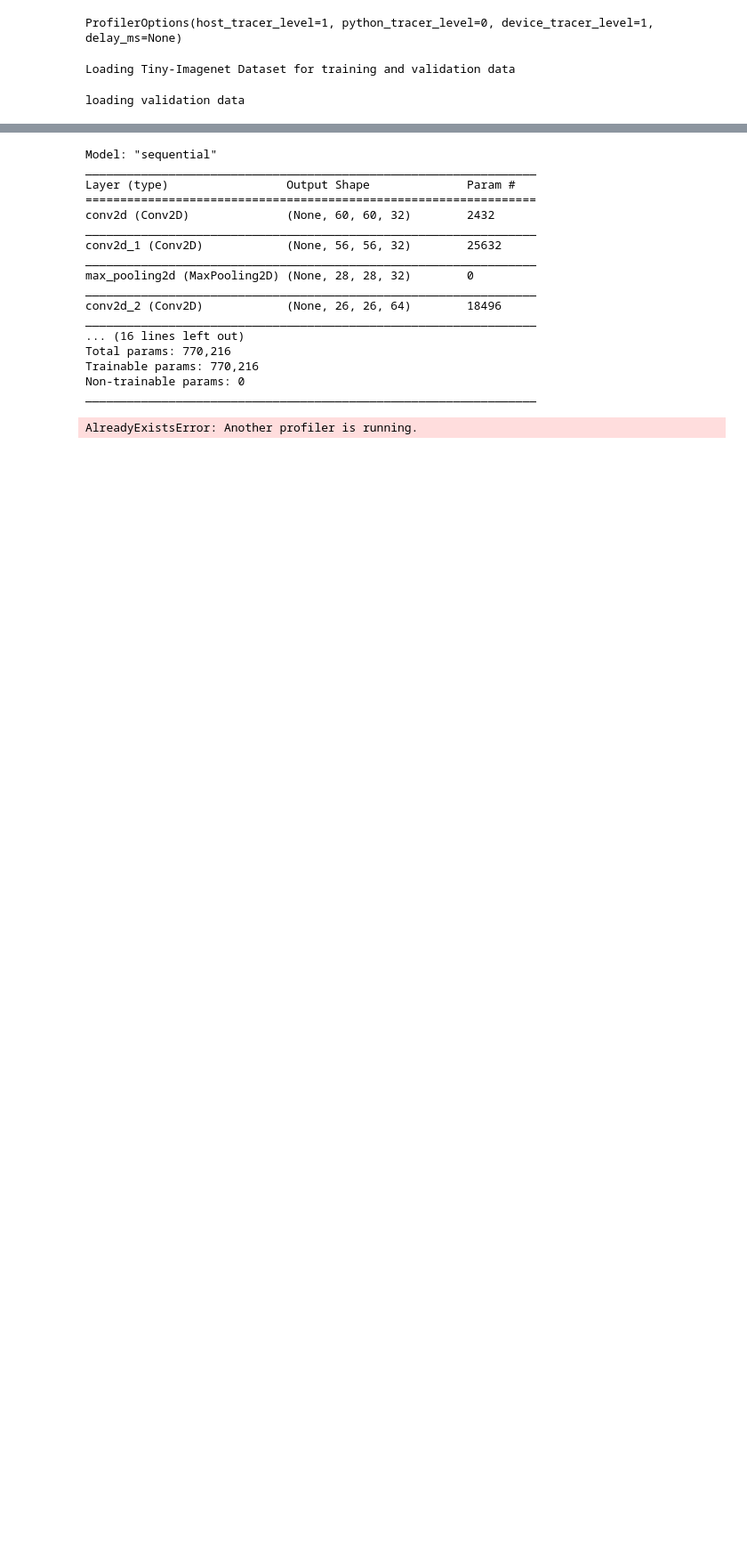
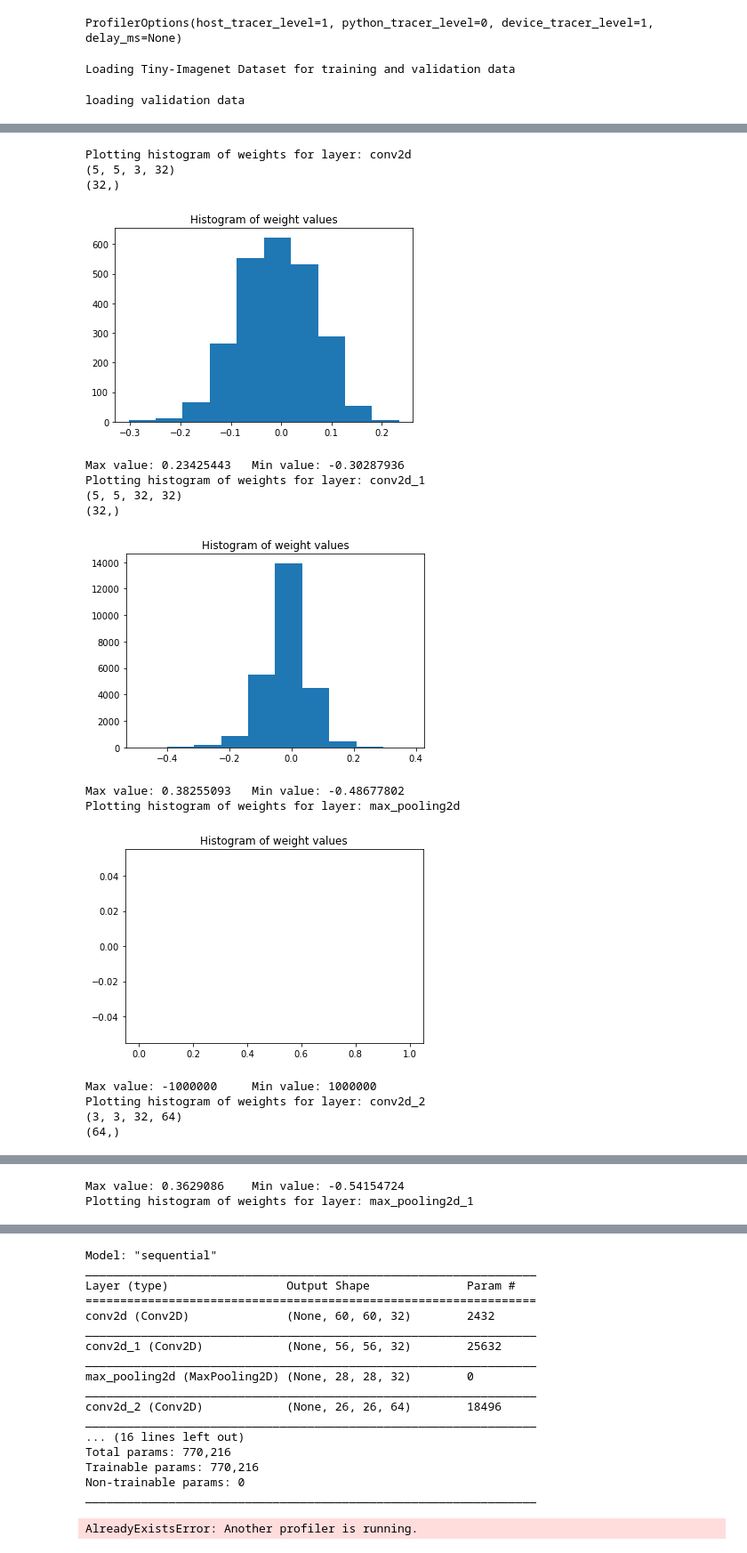
Before and after one commit to jrmerkel/CPRE482X, a Jupyter notebook: Lab2/Tensorboard/Template_Profiling/Inference_Profile.ipynb, the cells around one changed output, grey strips where cells are left out. Shown at 89% size. Saved outputs shown, nothing was run; the diff lists cells and outputs as text; code cells hidden in the pictures; blank space fills up the shorter version.

```diff
--- a/Lab2/Tensorboard/Template_Profiling/Inference_Profile.ipynb
+++ b/Lab2/Tensorboard/Template_Profiling/Inference_Profile.ipynb
@@ -226,0 +228,65 @@ To enable them in other operations, rebuild TensorFlow with the appropriate comp
+# %%
+#plot histogram with weights of each layer
+for layer in model.layers:
+    print('Plotting histogram of weights for layer:', layer.name)
+    max=-1000000
+    min=1000000
+    weight_arr=[]
+    if(layer.name[:5]=='dense'):
+        for weight in layer.trainable_weights:
+            if(weight.name[-8:-2]=='kernel'):
+                print(weight.shape)
+                sh=weight.shape
+                if(len(sh)>1):
+                    for i in range(sh[1]):
+                        for j in range(sh[0]):
+                            temp=weight[j][i].numpy()
+                            weight_arr.append(temp)
+                            if(temp<min):
+                                min=temp
+                            elif(temp>max):
+                                max=temp
+                elif(len(sh)==1):
+                    for i in range(sh[1]):
+                        temp=weight[i].numpy()
+                        weight_arr.append(temp)
+                        if(temp<min):
+                            min=temp
+                        elif(temp>max):
+                            max=temp
+    elif(layer.name[:6]=='conv2d'):
+        for weight in layer.trainable_weights:
+            print(weight.shape)
+            if(weight.name[-8:-2]=='kernel'):
+                sh=weight.shape
+                for i in range(sh[3]):
+                    for j in range(sh[2]):
+                        for k in range(sh[1]):
+                            for l in range(sh[0]):
+                                temp=weight[l][k][j][i].numpy()
+                                weight_arr.append(temp)
+                                if(temp<min):
+                                    min=temp
+                                elif(temp>max):
+                                    max=temp
+    plt.hist(x=weight_arr)
+    plt.title('Histogram of weight values')
+    plt.show()
+    print('Max value:', max, '\tMin value:', min)
+# %% [output]
+Plotting histogram of weights for layer: conv2d
+(5, 5, 3, 32)
+(32,)
+[figure, added]
+Max value: 0.23425443   Min value: -0.30287936
+Plotting histogram of weights for layer: conv2d_1
+(5, 5, 32, 32)
+(32,)
+[figure, added]
+Max value: 0.38255093   Min value: -0.48677802
+Plotting histogram of weights for layer: max_pooling2d
+[figure, added]
+Max value: -1000000     Min value: 1000000
+Plotting histogram of weights for layer: conv2d_2
+(3, 3, 32, 64)
+(64,)
@@ -226,0 +299,2 @@ To enable them in other operations, rebuild TensorFlow with the appropriate comp
+Max value: 0.3629086    Min value: -0.54154724
+Plotting histogram of weights for layer: max_pooling2d_1
```
Also changed, not shown: parts of 5 cells of this notebook.
